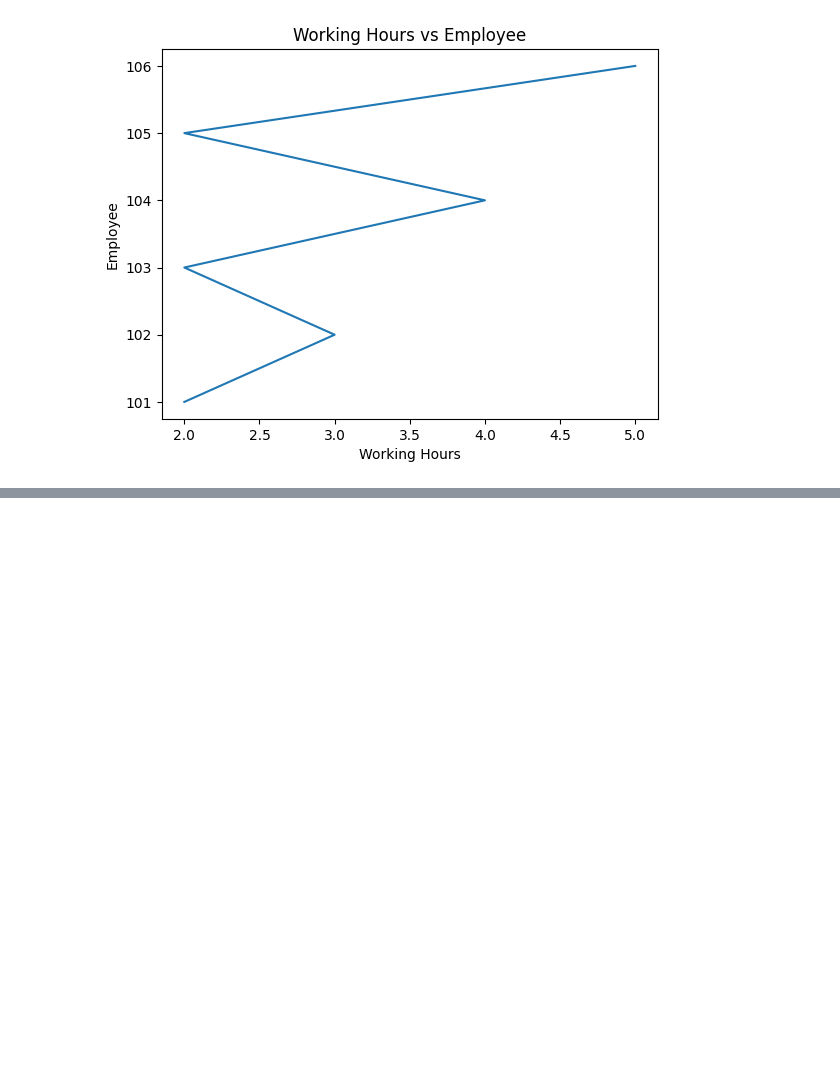
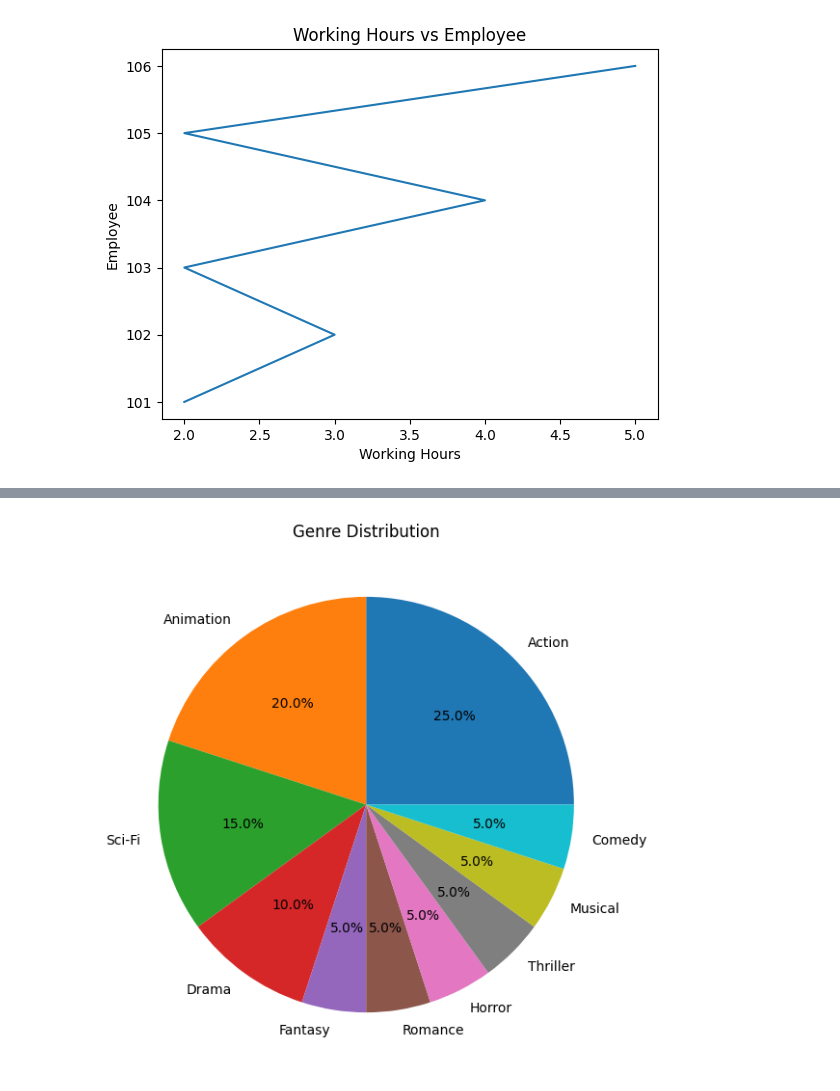
Before and after one commit to Mrunali2021/Thirdproject, a Jupyter notebook: Project.ipynb, the cells around one changed output, grey strips where cells are left out. Cells and saved outputs as stored; diff of their text form; code cells hidden in the pictures; blank space fills up the shorter version.

```diff
--- a/Project.ipynb
+++ b/Project.ipynb
@@ -437,0 +399,9 @@ plt.show()
+# %%
+genre_count = df["Genre"].value_counts()
+
+plt.figure(figsize=(7,7))
+plt.pie(genre_count, labels=genre_count.index, autopct='%1.1f%%')
+plt.title("Genre Distribution")
+plt.show()
+# %% [output]
+[figure, added]
```
Also changed, not shown: parts of 22 cells of this notebook, 1 other file.
